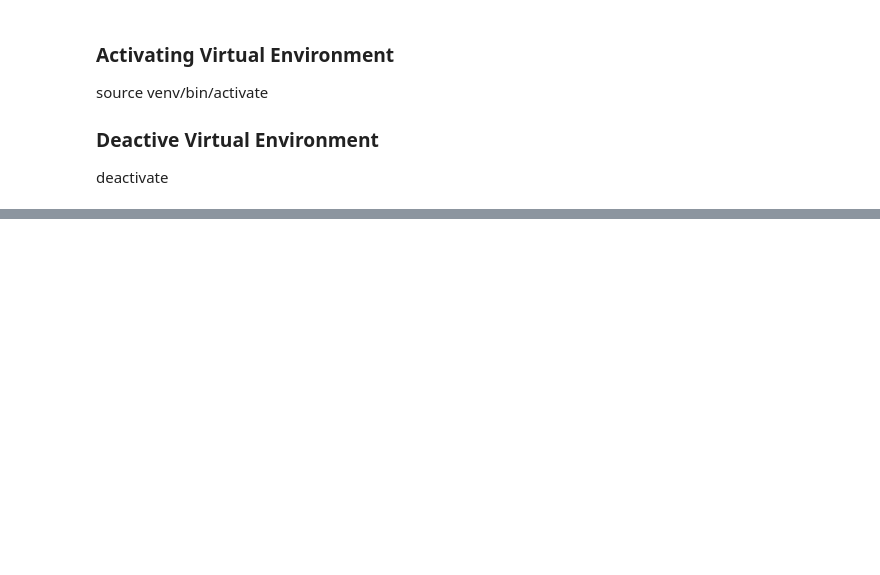
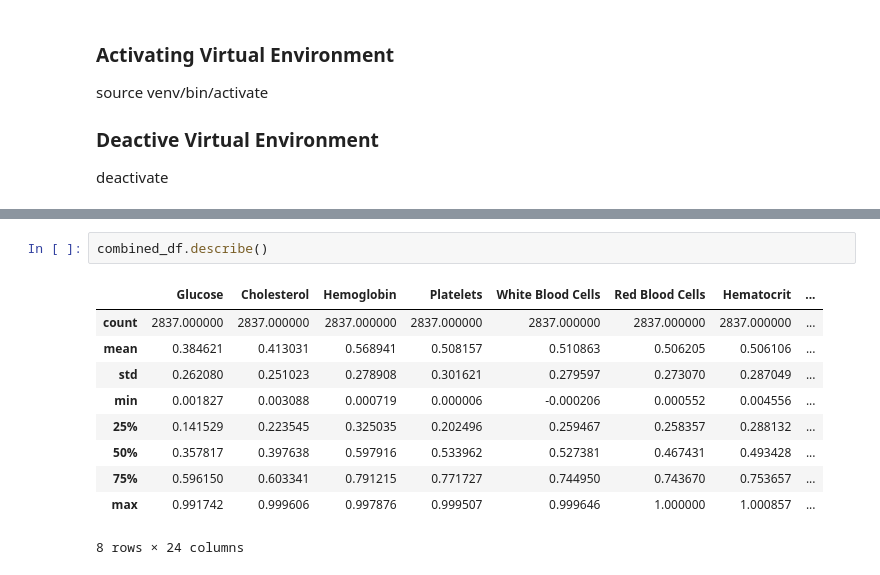
Before and after one commit to SamuelIVX/DiseasePredictionModel, a Jupyter notebook: DiseaseMLModel.ipynb, the cells around one changed output, grey strips where cells are left out. Drawn from its saved outputs; the diff is of its cells as text; blank space fills up the shorter version.

```diff
--- a/DiseaseMLModel.ipynb
+++ b/DiseaseMLModel.ipynb
@@ -110 +78,14 @@ memory usage: 459.3+ KB
+# %%
+combined_df.describe()
+# %% [output]
+|  | Glucose | Cholesterol | Hemoglobin | Platelets | White Blood Cells | Red Blood Cells | Hematocrit | ... |
+| count | 2837.000000 | 2837.000000 | 2837.000000 | 2837.000000 | 2837.000000 | 2837.000000 | 2837.000000 | ... |
+| mean | 0.384621 | 0.413031 | 0.568941 | 0.508157 | 0.510863 | 0.506205 | 0.506106 | ... |
+| std | 0.262080 | 0.251023 | 0.278908 | 0.301621 | 0.279597 | 0.273070 | 0.287049 | ... |
+| min | 0.001827 | 0.003088 | 0.000719 | 0.000006 | -0.000206 | 0.000552 | 0.004556 | ... |
+| 25% | 0.141529 | 0.223545 | 0.325035 | 0.202496 | 0.259467 | 0.258357 | 0.288132 | ... |
+| 50% | 0.357817 | 0.397638 | 0.597916 | 0.533962 | 0.527381 | 0.467431 | 0.493428 | ... |
+| 75% | 0.596150 | 0.603341 | 0.791215 | 0.771727 | 0.744950 | 0.743670 | 0.753657 | ... |
+| max | 0.991742 | 0.999606 | 0.997876 | 0.999507 | 0.999646 | 1.000000 | 1.000857 | ... |
+8 rows × 24 columns
 # %%
```
Also changed, not shown: parts of 16 cells of this notebook.
